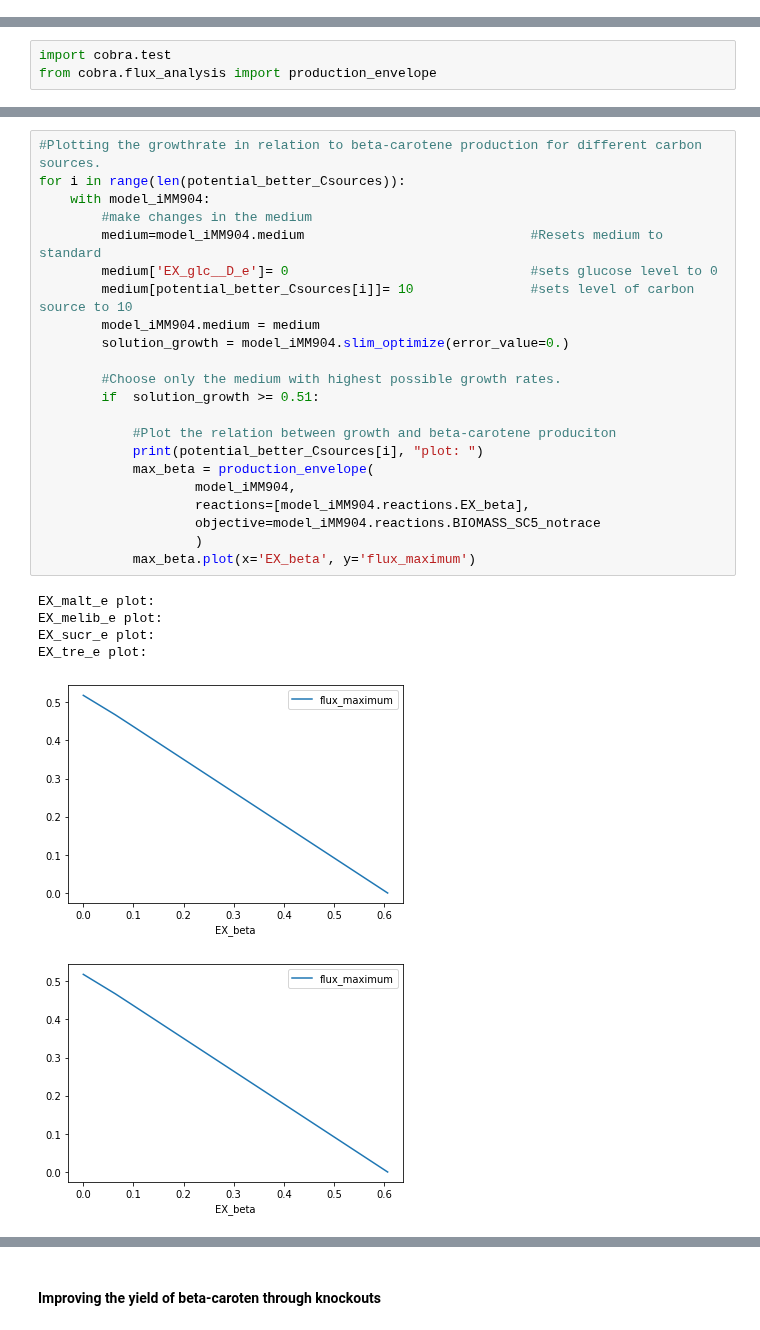
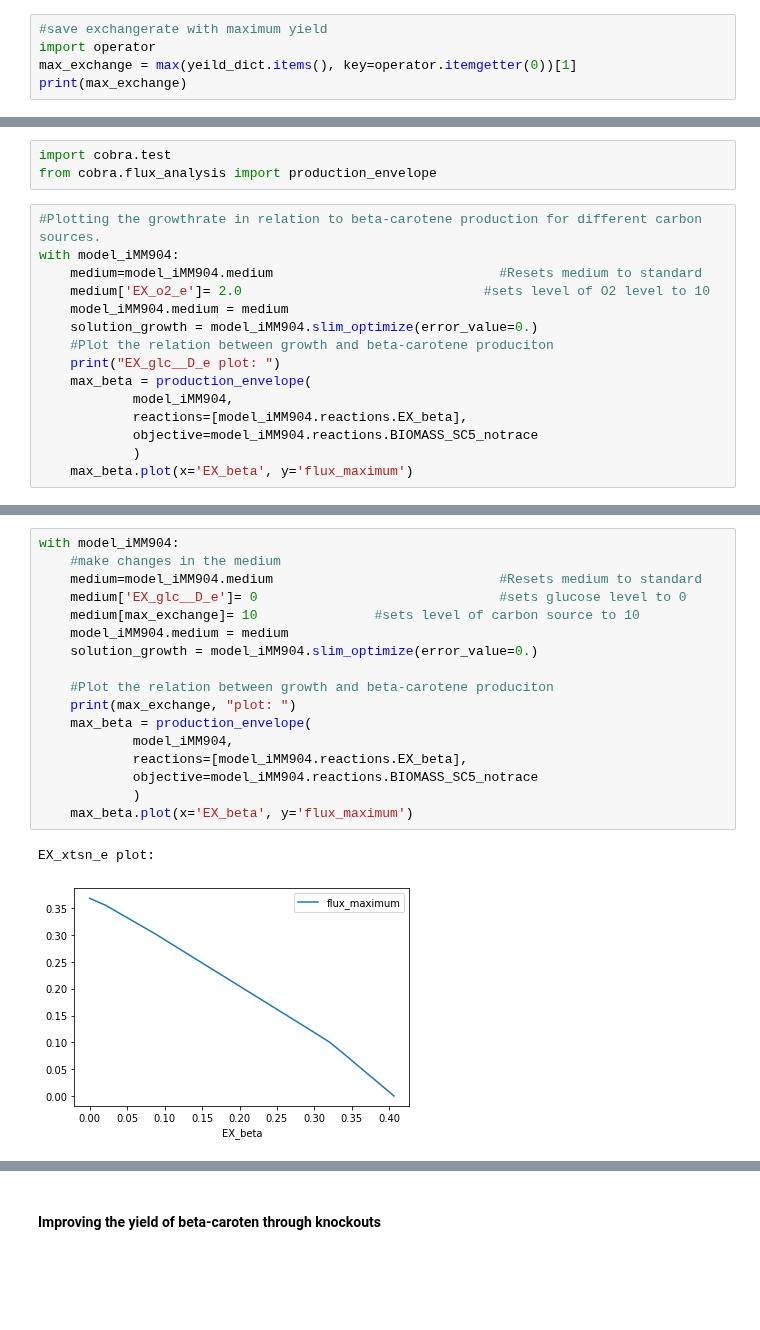
Before and after one commit to 27410/27410-2020-group-project-group-10-betacaroten-synthesis, a Jupyter notebook: Report.ipynb, the cells around one changed output, grey strips where cells are left out. Drawn from its saved outputs; the diff is of its cells as text; blank space fills up the shorter version.

Commit message:
yield calculations

```diff
--- a/Report.ipynb
+++ b/Report.ipynb
@@ -649,0 +518,5 @@ Beta-carotene yeild D-Ribose exchange : 9.3 mol product/mol biomass
+# %%
+#save exchangerate with maximum yield
+import operator
+max_exchange = max(yeild_dict.items(), key=operator.itemgetter(0))[1]
+print(max_exchange)
@@ -716,3 +642,18 @@ It is clear that the maximum beta-carotene production allows no growth, and ther
 # %%
 import cobra.test
 from cobra.flux_analysis import production_envelope
+# %%
+#Plotting the growthrate in relation to beta-carotene production for different carbon sources.
+with model_iMM904:
+    medium=model_iMM904.medium                             #Resets medium to standard
+    medium['EX_o2_e']= 2.0                               #sets level of O2 level to 10
+    model_iMM904.medium = medium
+    solution_growth = model_iMM904.slim_optimize(error_value=0.)
+    #Plot the relation between growth and beta-carotene produciton
+    print("EX_glc__D_e plot: ")
+    max_beta = production_envelope(
+            model_iMM904,
+            reactions=[model_iMM904.reactions.EX_beta],
+            objective=model_iMM904.reactions.BIOMASS_SC5_notrace
+            )
+    max_beta.plot(x='EX_beta', y='flux_maximum')
@@ -719,29 +663,20 @@ from cobra.flux_analysis import production_envelope
 # %%
-#Plotting the growthrate in relation to beta-carotene production for different carbon sources.
-for i in range(len(potential_better_Csources)):
-    with model_iMM904:
-        #make changes in the medium
-        medium=model_iMM904.medium                             #Resets medium to standard
-        medium['EX_glc__D_e']= 0                               #sets glucose level to 0
-        medium[potential_better_Csources[i]]= 10               #sets level of carbon source to 10
-        model_iMM904.medium = medium
-        solution_growth = model_iMM904.slim_optimize(error_value=0.)
+with model_iMM904:
+    #make changes in the medium
+    medium=model_iMM904.medium                             #Resets medium to standard
+    medium['EX_glc__D_e']= 0                               #sets glucose level to 0
+    medium[max_exchange]= 10               #sets level of carbon source to 10
+    model_iMM904.medium = medium
+    solution_growth = model_iMM904.slim_optimize(error_value=0.)
 
-        #Choose only the medium with highest possible growth rates.
-        if  solution_growth >= 0.51:
-
-            #Plot the relation between growth and beta-carotene produciton
-            print(potential_better_Csources[i], "plot: ")
-            max_beta = production_envelope(
-                    model_iMM904,
-                    reactions=[model_iMM904.reactions.EX_beta],
-                    objective=model_iMM904.reactions.BIOMASS_SC5_notrace
-                    )
-            max_beta.plot(x='EX_beta', y='flux_maximum')
+    #Plot the relation between growth and beta-carotene produciton
+    print(max_exchange, "plot: ")
+    max_beta = production_envelope(
+            model_iMM904,
+            reactions=[model_iMM904.reactions.EX_beta],
+            objective=model_iMM904.reactions.BIOMASS_SC5_notrace
+            )
+    max_beta.plot(x='EX_beta', y='flux_maximum')
 # %% [output]
-EX_malt_e plot:
-EX_melib_e plot:
-EX_sucr_e plot:
-EX_tre_e plot:
+EX_xtsn_e plot:
-[figure, old version]
+[figure, new version]
-[figure, removed]
```
Also changed, not shown: parts of 42 cells of this notebook, 1 other file.
